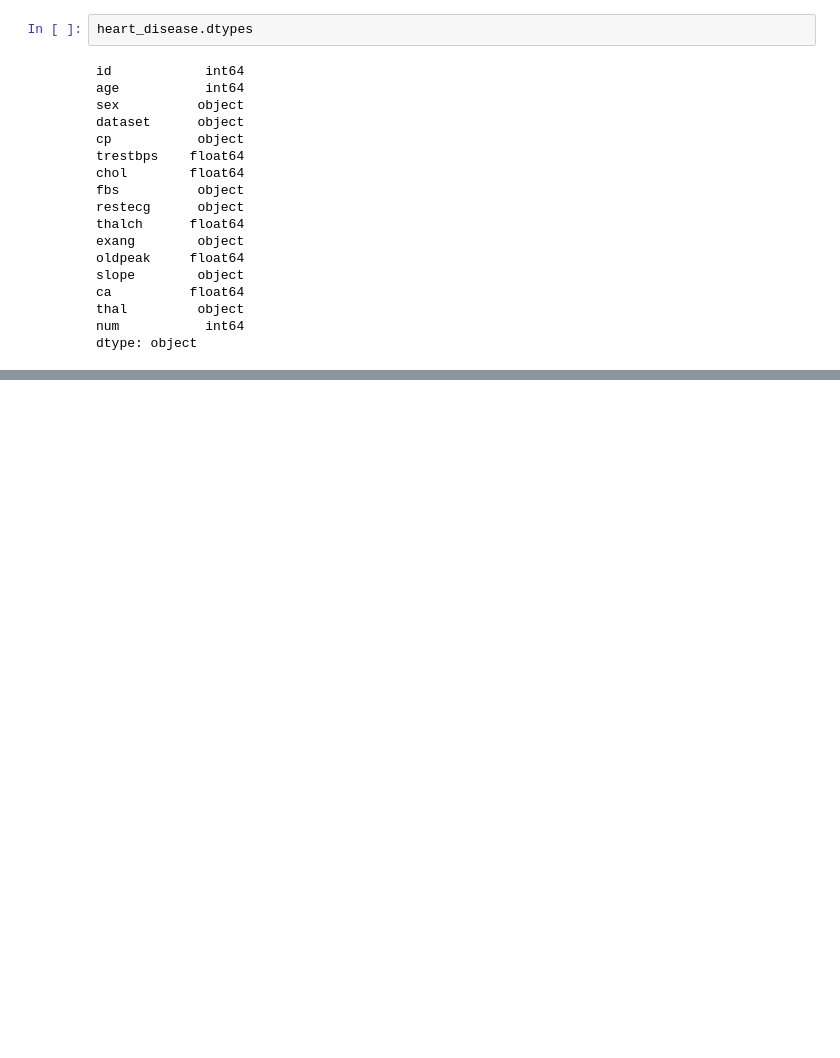
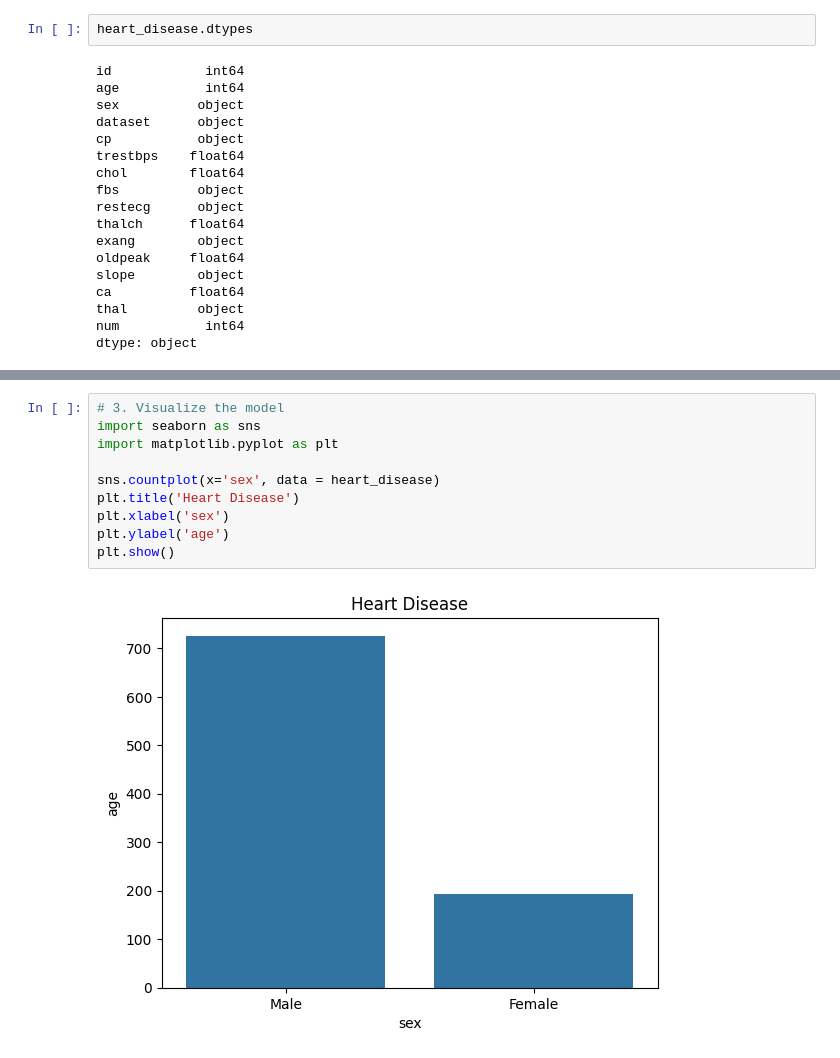
Before and after one commit to soumya0424/DMDW, a Jupyter notebook: Heart Disease.ipynb, the cells around one changed output, grey strips where cells are left out. Cells and saved outputs as stored; diff of their text form; blank space fills up the shorter version.

```diff
--- a/Heart Disease.ipynb
+++ b/Heart Disease.ipynb
@@ -39,0 +68,12 @@ dtype: object
+# %%
+# 3. Visualize the model
+import seaborn as sns
+import matplotlib.pyplot as plt
+
+sns.countplot(x='sex', data = heart_disease)
+plt.title('Heart Disease')
+plt.xlabel('sex')
+plt.ylabel('age')
+plt.show()
+# %% [output]
+[figure, added]
```
Also changed, not shown: parts of 6 cells of this notebook, 3 other files.
